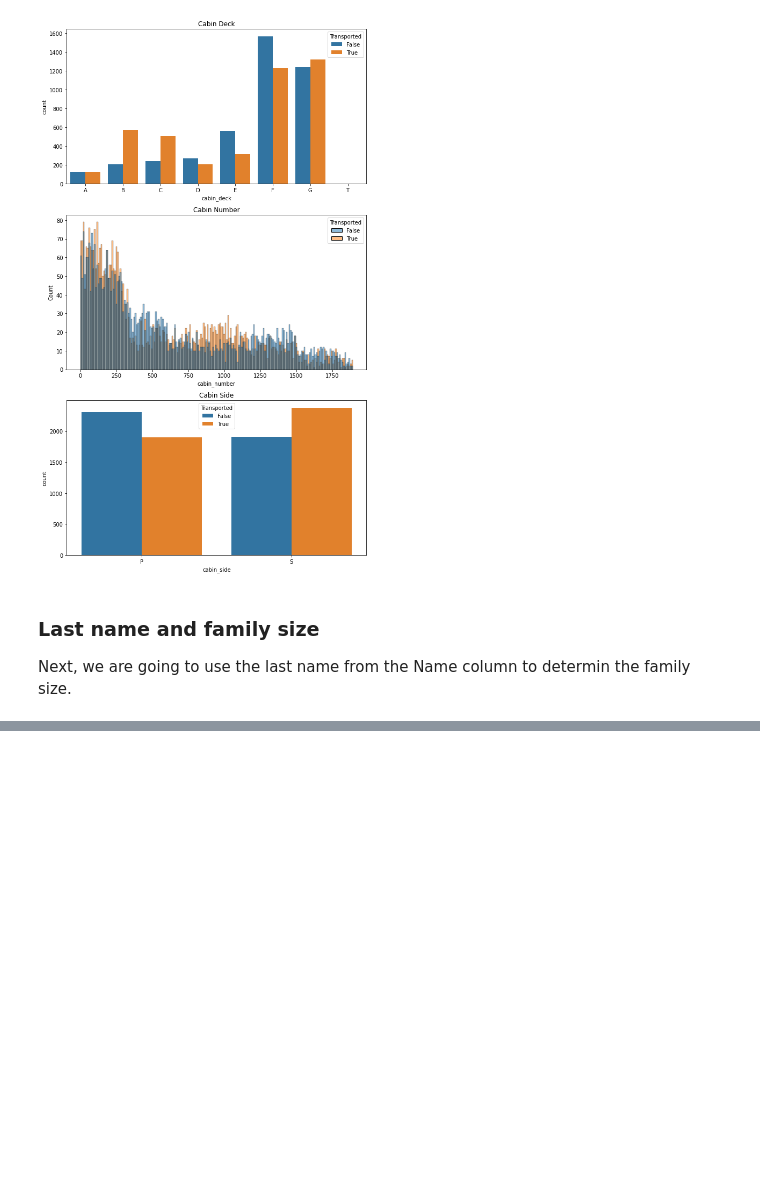
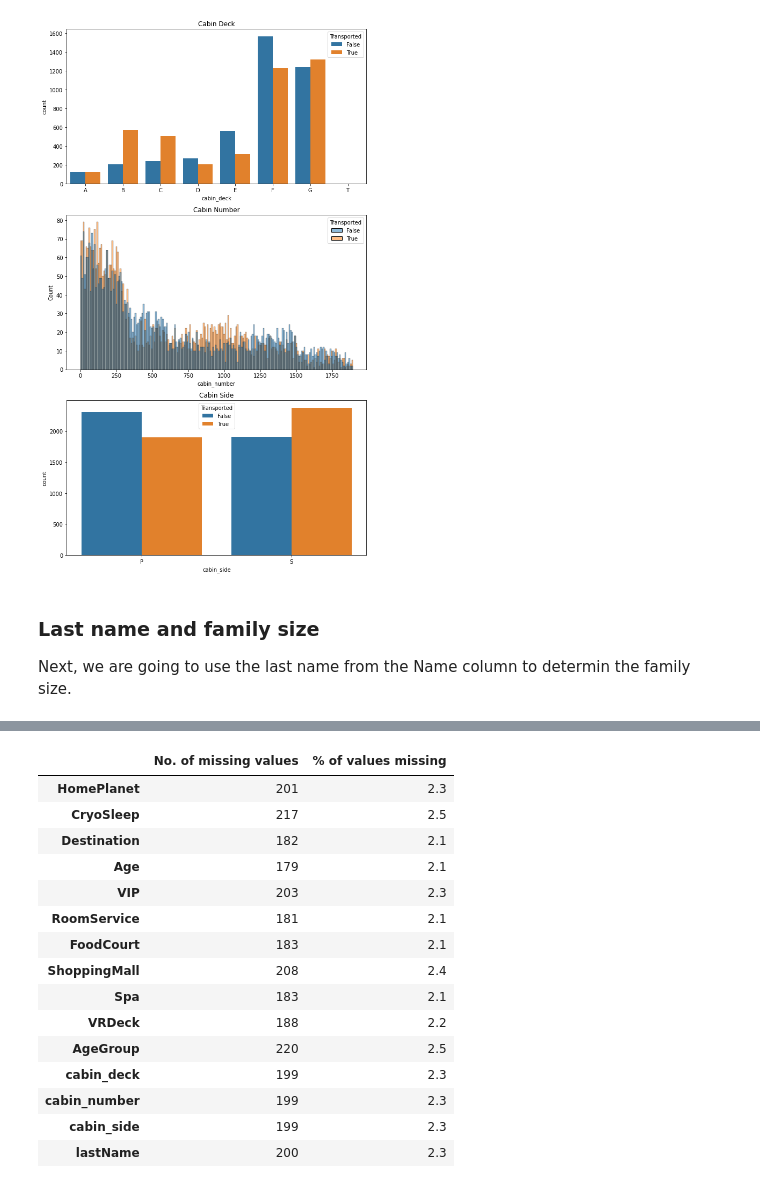
Before and after one commit to danielsaiger1/Data_Analytics, a Jupyter notebook: spaceship-titanic.ipynb, the cells around one changed output, grey strips where cells are left out. Drawn from its saved outputs; the diff is of its cells as text; code cells hidden in the pictures; blank space fills up the shorter version.

```diff
--- a/spaceship-titanic.ipynb
+++ b/spaceship-titanic.ipynb
@@ -521,0 +530,5 @@ train.head()
+# %%
+train.loc[train['lastName']=='dummy','lastName'] = np.nan
+train.loc[train['FamilySize']>100,'FamilySize'] = np.nan
+test.loc[test['lastName']=='dummy','lastName'] = np.nan
+test.loc[test['FamilySize']>100,'FamilySize'] = np.nan
@@ -521,0 +537,3 @@ train.head()
+# %%
+missing_values = train.columns[train.isna().any()].tolist()
+missing_values
@@ -521,0 +556,21 @@ train.head()
+# %%
+mv_df = pd.DataFrame(train[missing_values].isna().sum(), columns = ['No. of missing values'])
+mv_df['% of values missing'] = np.round(100 * mv_df['No. of missing values']/len(train), 1)
+mv_df
+# %% [output]
+|  | No. of missing values | % of values missing |
+| HomePlanet | 201 | 2.3 |
+| CryoSleep | 217 | 2.5 |
+| Destination | 182 | 2.1 |
+| Age | 179 | 2.1 |
+| VIP | 203 | 2.3 |
+| RoomService | 181 | 2.1 |
+| FoodCourt | 183 | 2.1 |
+| ShoppingMall | 208 | 2.4 |
+| Spa | 183 | 2.1 |
+| VRDeck | 188 | 2.2 |
+| AgeGroup | 220 | 2.5 |
+| cabin_deck | 199 | 2.3 |
+| cabin_number | 199 | 2.3 |
+| cabin_side | 199 | 2.3 |
+| lastName | 200 | 2.3 |
```
Also changed, not shown: parts of 5 cells of this notebook.
